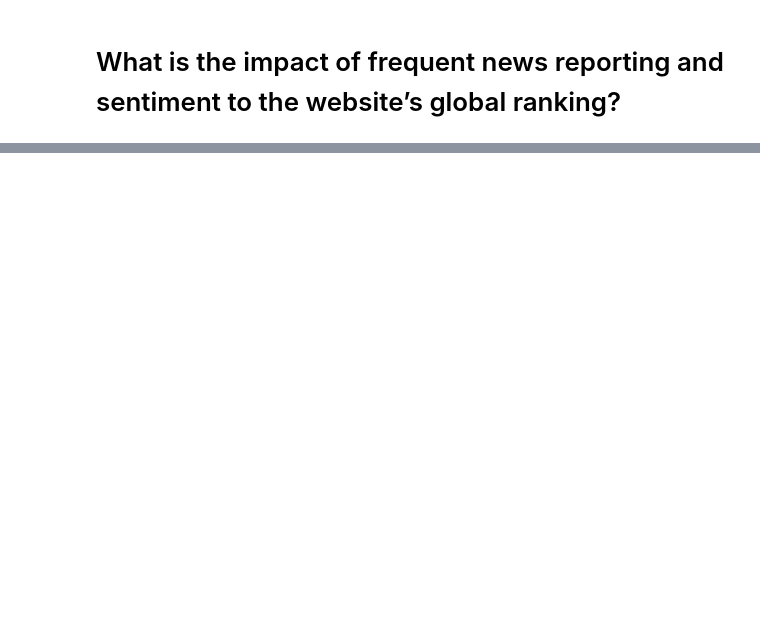
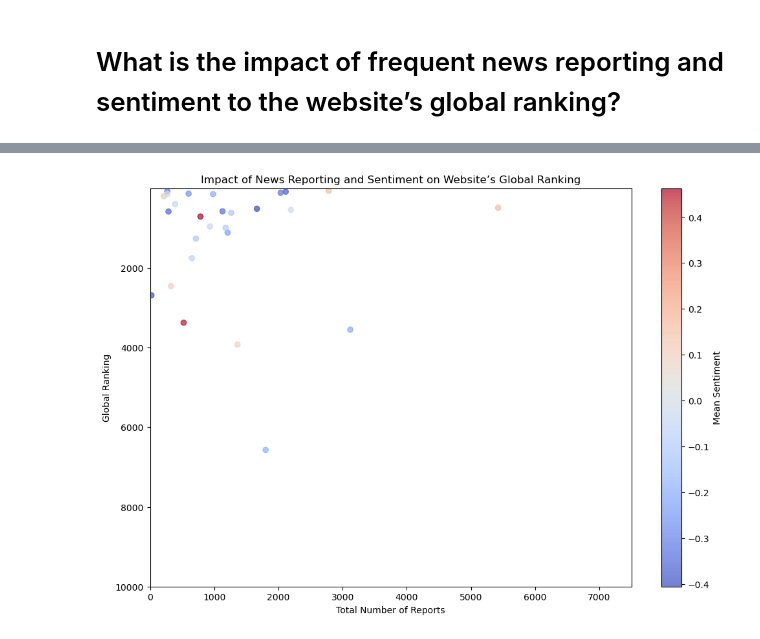
Before and after one commit to mekbibisdone/news_correlation, a Jupyter notebook: notebooks/news_eda.ipynb, the cells around one changed output, grey strips where cells are left out. Cells and saved outputs as stored; diff of their text form; code cells hidden in the pictures; blank space fills up the shorter version.

```diff
--- a/notebooks/news_eda.ipynb
+++ b/notebooks/news_eda.ipynb
@@ -508,0 +501,28 @@ plt.show()
+# %%
+plot_data = final_stats[['total_reports', 'GlobalRank', 'mean_sentiment']]
+
+plt.figure(figsize=(12, 8))
+
+# Scatter plot
+scatter = plt.scatter(
+    plot_data['total_reports'],
+    plot_data['GlobalRank'],
+    c=plot_data['mean_sentiment'],
+    cmap='coolwarm',
+    alpha=0.7
+)
+total_reports_limit = (0, 7500)
+global_rank_limit = (1, 10000)
+
+plt.xlim(total_reports_limit)
+plt.ylim(global_rank_limit)
+# Colorbar
+plt.colorbar(scatter, label='Mean Sentiment')
+
+plt.xlabel('Total Number of Reports')
+plt.ylabel('Global Ranking')
+plt.title('Impact of News Reporting and Sentiment on Website’s Global Ranking')
+plt.gca().invert_yaxis()  # Invert y-axis because lower rank is better
+plt.show()
+# %% [output]
+[figure, added]
```
Also changed, not shown: parts of 7 cells of this notebook, 2 other files.
